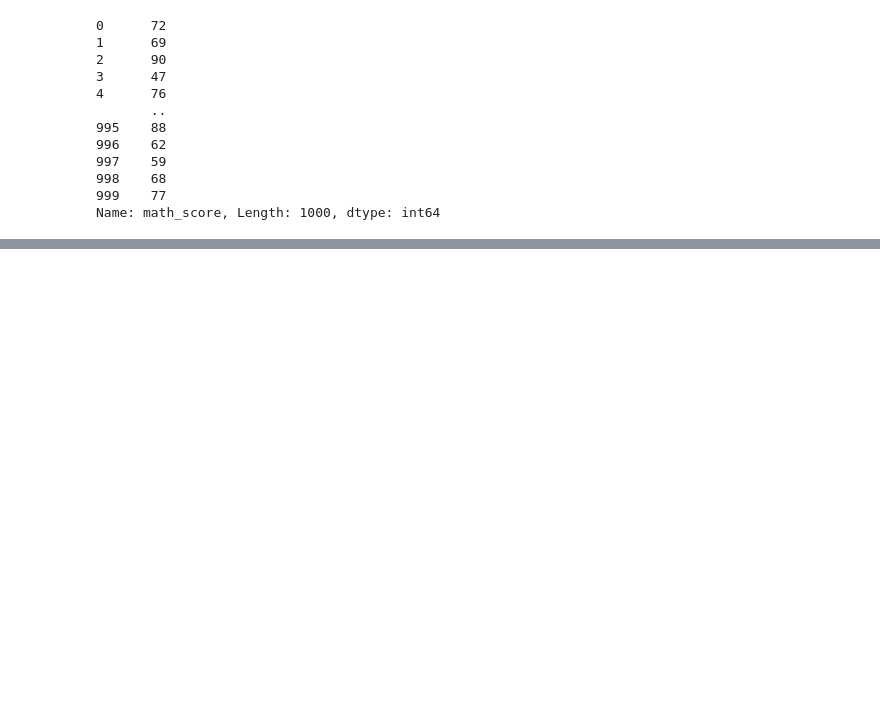
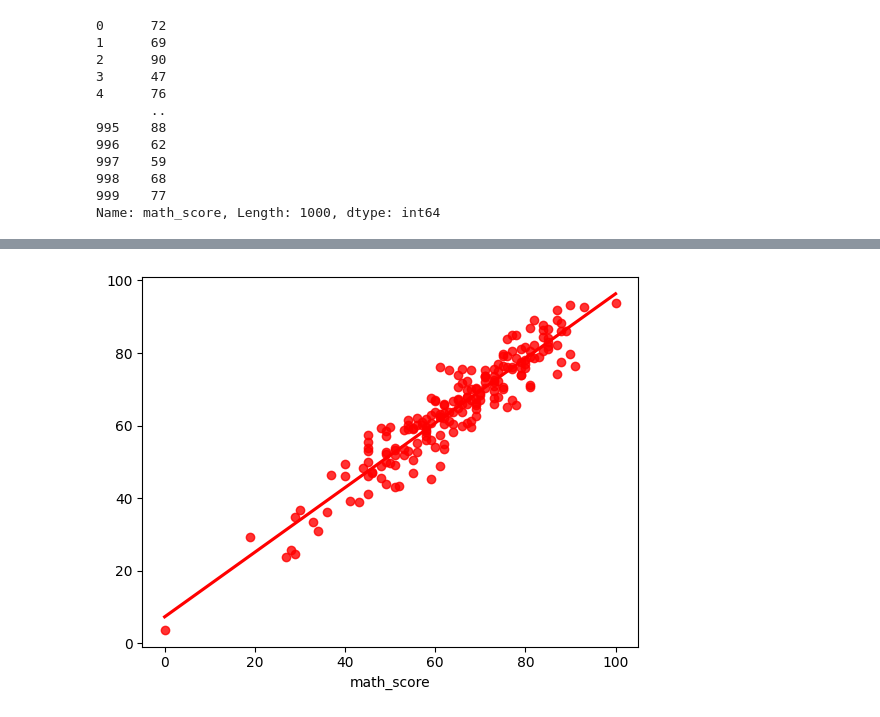
Before and after one commit to shardul-011/Mlproject, a Jupyter notebook: notebook/data/MODEL TRAINING.ipynb, the cells around one changed output, grey strips where cells are left out. Saved outputs shown, nothing was run; the diff lists cells and outputs as text; code cells hidden in the pictures; blank space fills up the shorter version.

```diff
--- a/notebook/data/MODEL TRAINING.ipynb
+++ b/notebook/data/MODEL TRAINING.ipynb
@@ -89,0 +221,4 @@ preprocessor = ColumnTransformer(
+# %%
+sns.regplot(x=y_test,y=y_pred,ci=None,color ='red');
+# %% [output]
+[figure, added]
```
Also changed, not shown: parts of 10 cells of this notebook.
